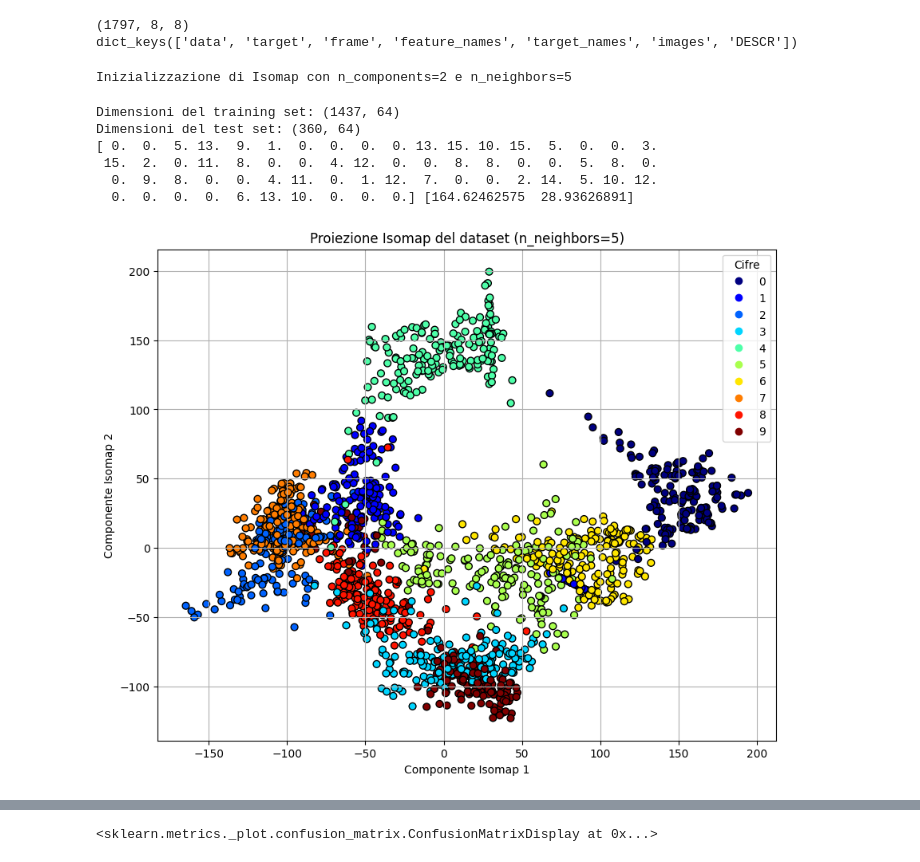
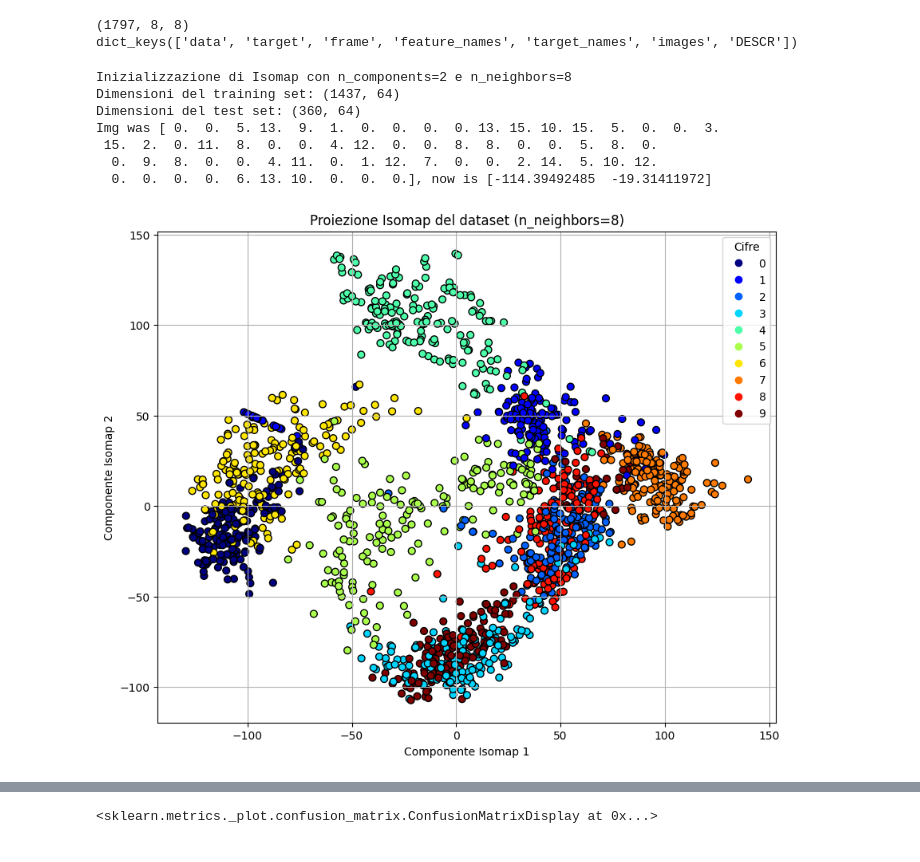
Before and after one commit to domvol/astrostatistics_bicocca_2025, a Jupyter notebook: Time_to_get_you_hands_dirty/L13_handwritten_digits.ipynb, the cells around one changed output, grey strips where cells are left out. Drawn from its saved outputs; the diff is of its cells as text; code cells hidden in the pictures.

```diff
--- a/Time_to_get_you_hands_dirty/L13_handwritten_digits.ipynb
+++ b/Time_to_get_you_hands_dirty/L13_handwritten_digits.ipynb
@@ -12,11 +12,11 @@ dict_keys(['data', 'target', 'frame', 'feature_names', 'target_names', 'images',
 from sklearn.manifold import Isomap
 from sklearn.model_selection import train_test_split
 # Prepara i dati (X sono le immagini, y sono le etichette)
-X = digits.images.reshape((len(digits.images), -1))  # Appiattisce le immagini 8x8 in vettori 1D
+X = digits.images.reshape((len(digits.images), -1))  # Appiattisce le immagini 8x8 in vettori 1D (lo vuole isomap)
 y = digits.target
 n_components = 2
 # Scegli il numero di vicini da considerare (parametro importante da regolare)
-n_neighbors = 5
+n_neighbors = 8
 
 print(f"Inizializzazione di Isomap con n_components={n_components} e n_neighbors={n_neighbors}")
 isomap = Isomap(n_neighbors=n_neighbors,
@@ -30,27 +30,27 @@ X_iso_train, X_iso_test, y_train, y_test = train_test_split(
 
 print(f"Dimensioni del training set: {X_iso_train.shape}")
 print(f"Dimensioni del test set: {X_iso_test.shape}")
-print(X[0], X_iso[0])
+print(f'Img was {X[0]}, now is {X_iso[0]}')
 # %% [output]
-Inizializzazione di Isomap con n_components=2 e n_neighbors=5
+Inizializzazione di Isomap con n_components=2 e n_neighbors=8
+Dimensioni del training set: (1437, 64)
+Dimensioni del test set: (360, 64)
+Img was [ 0.  0.  5. 13.  9.  1.  0.  0.  0.  0. 13. 15. 10. 15.  5.  0.  0.  3.
+ 15.  2.  0. 11.  8.  0.  0.  4. 12.  0.  0.  8.  8.  0.  0.  5.  8.  0.
+  0.  9.  8.  0.  0.  4. 11.  0.  1. 12.  7.  0.  0.  2. 14.  5. 10. 12.
+  0.  0.  0.  0.  6. 13. 10.  0.  0.  0.], now is [-114.39492485  -19.31411972]
-Dimensioni del training set: (1437, 64)
-Dimensioni del test set: (360, 64)
-[ 0.  0.  5. 13.  9.  1.  0.  0.  0.  0. 13. 15. 10. 15.  5.  0.  0.  3.
- 15.  2.  0. 11.  8.  0.  0.  4. 12.  0.  0.  8.  8.  0.  0.  5.  8.  0.
-  0.  9.  8.  0.  0.  4. 11.  0.  1. 12.  7.  0.  0.  2. 14.  5. 10. 12.
-  0.  0.  0.  0.  6. 13. 10.  0.  0.  0.] [164.62462575  28.93626891]
 # %%
 import matplotlib.pyplot as plt
 plt.figure(figsize=(10, 8))
-scatter = plt.scatter(X_iso[:, 0], X_iso[:, 1], c=y, cmap=plt.cm.get_cmap("jet", 10), edgecolor='k', s=40)
+scatter = plt.scatter(X_iso[:, 0], X_iso[:, 1], c=y, cmap=plt.colormaps["jet"], edgecolor='k', s=40)
 plt.title(f'Proiezione Isomap del dataset (n_neighbors={n_neighbors})')
 plt.xlabel('Componente Isomap 1')
 plt.ylabel('Componente Isomap 2')
 plt.grid(True)
 plt.legend(*scatter.legend_elements(), title="Cifre")
 plt.show()
 # %% [output]
-[figure, old version]
+[figure, new version]
 # %%
 from sklearn.linear_model import LogisticRegression
 from sklearn.metrics import classification_report, confusion_matrix, accuracy_score
```
Also changed, not shown: parts of 1 cell of this notebook.
